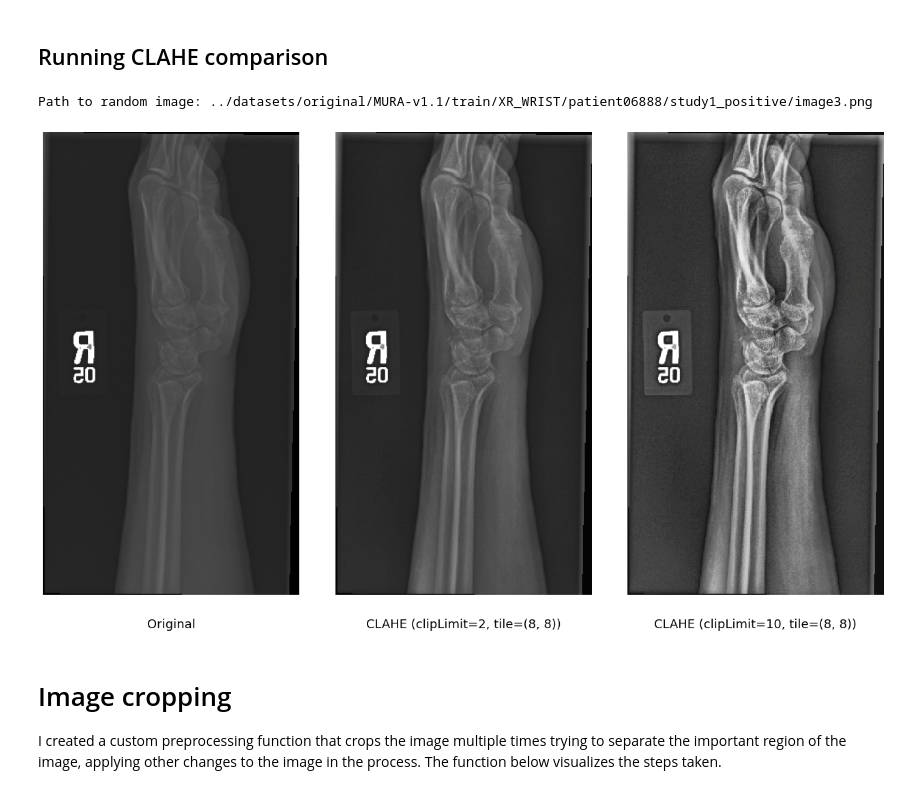
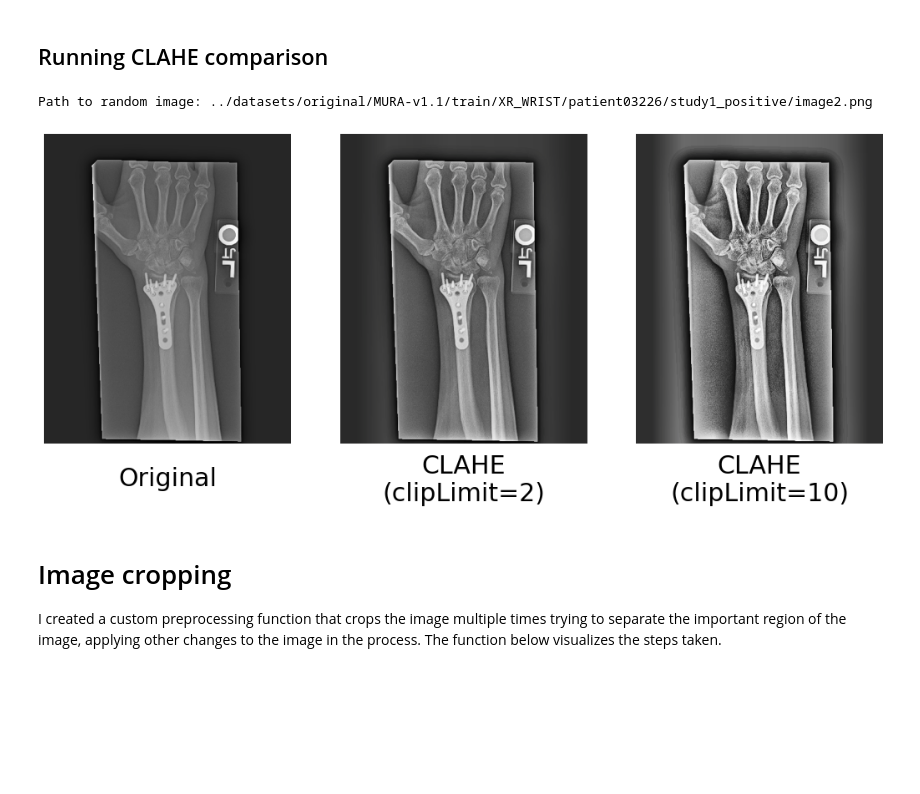
Before and after one commit to k4kTuS/BP_CNN, a Jupyter notebook: src/image_preprocessing_examples.ipynb, the cells around one changed output. Saved outputs shown, nothing was run; the diff lists cells and outputs as text; code cells hidden in the pictures; blank space fills up the shorter version.

```diff
--- a/src/image_preprocessing_examples.ipynb
+++ b/src/image_preprocessing_examples.ipynb
@@ -69,6 +72,6 @@ def clahe_vs_he(img, clip, save=False):
 # %% [markdown]
 ## Running CLAHE vs HE comparison
 # %%
-img = get_rand_img() # Replace if you don't want to use random image
-clahe_vs_he(img=img, clip=2)
+# img = get_rand_img() # Replace if you don't want to use random image
+clahe_vs_he(img=img, clip=2, save=False)
 # %% [output]
@@ -97,35 +99,37 @@ def clahe_comp(img, config_1, config_2, save=False):
     clahe_img_2 = clahe(img, clip=config_2['clip'], tile=config_2['tile'])
 
     fig, ax = plt.subplots(1, 3, figsize=(18, 10))
-    fig.tight_layout()
+
+    f_size = 30
+    y_pos = -0.20
 
     ax[0].imshow(img)
-    ax[0].set_title("Original", fontsize=18, y=-0.08)
+    ax[0].set_title("Original", fontsize=f_size, y=-0.15)
 
 
     ax[1].imshow(clahe_img_1)
-    ax[1].set_title(f"CLAHE (clipLimit={config_1['clip']}, tile={config_1['tile']})", fontsize=18, y=-0.08)
+    ax[1].set_title(f"CLAHE\n(clipLimit={config_1['clip']})", fontsize=f_size, y=y_pos)
 
     ax[2].imshow(clahe_img_2)
-    ax[2].set_title(f"CLAHE (clipLimit={config_2['clip']}, tile={config_2['tile']})", fontsize=18, y=-0.08)
+    ax[2].set_title(f"CLAHE\n(clipLimit={config_2['clip']})", fontsize=f_size, y=y_pos)
 
     for axis in ax:
         axis.axis('off')
-    plt.show()
 
     # Optional - save comparison as an image
     if save:
         plt.savefig('../figures/clahe_comp.jpg')
+    plt.show()
 # %% [markdown]
 ## Running CLAHE comparison
 # %%
 img = get_rand_img() # Replace if you don't want to use random image
 config_1 = {'clip': 2, 'tile': (8,8)}
 config_2 = {'clip': 10, 'tile': (8,8)}
-clahe_comp(img, config_1, config_2)
+clahe_comp(img, config_1, config_2, save=False)
 # %% [output]
-Path to random image: ../datasets/original/MURA-v1.1/train/XR_WRIST/patient06888/study1_positive/image3.png
+Path to random image: ../datasets/original/MURA-v1.1/train/XR_WRIST/patient03226/study1_positive/image2.png
-[figure, old version]
+[figure, new version]
 # %% [markdown]
 # Image cropping
 I created a custom preprocessing function that crops the image multiple times trying to separate the important region of the image, applying other changes to the image in the process. The function below visualizes the steps taken.
```
Also changed, not shown: parts of 4 cells of this notebook.
